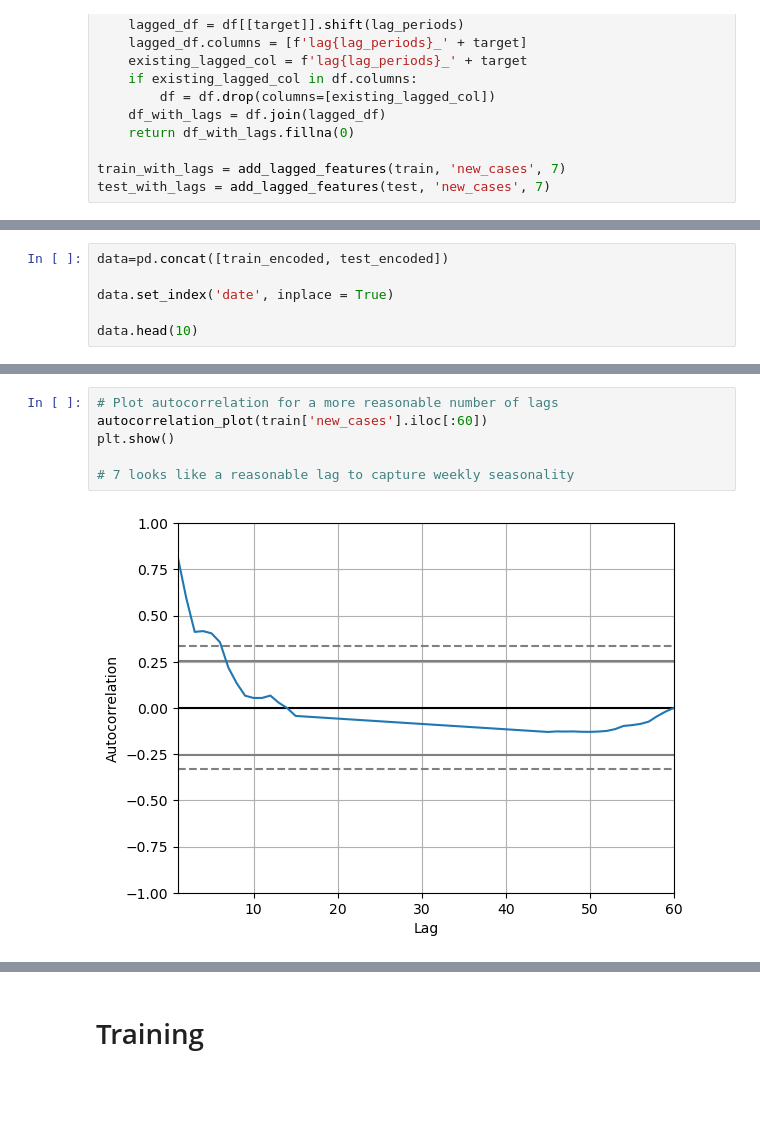
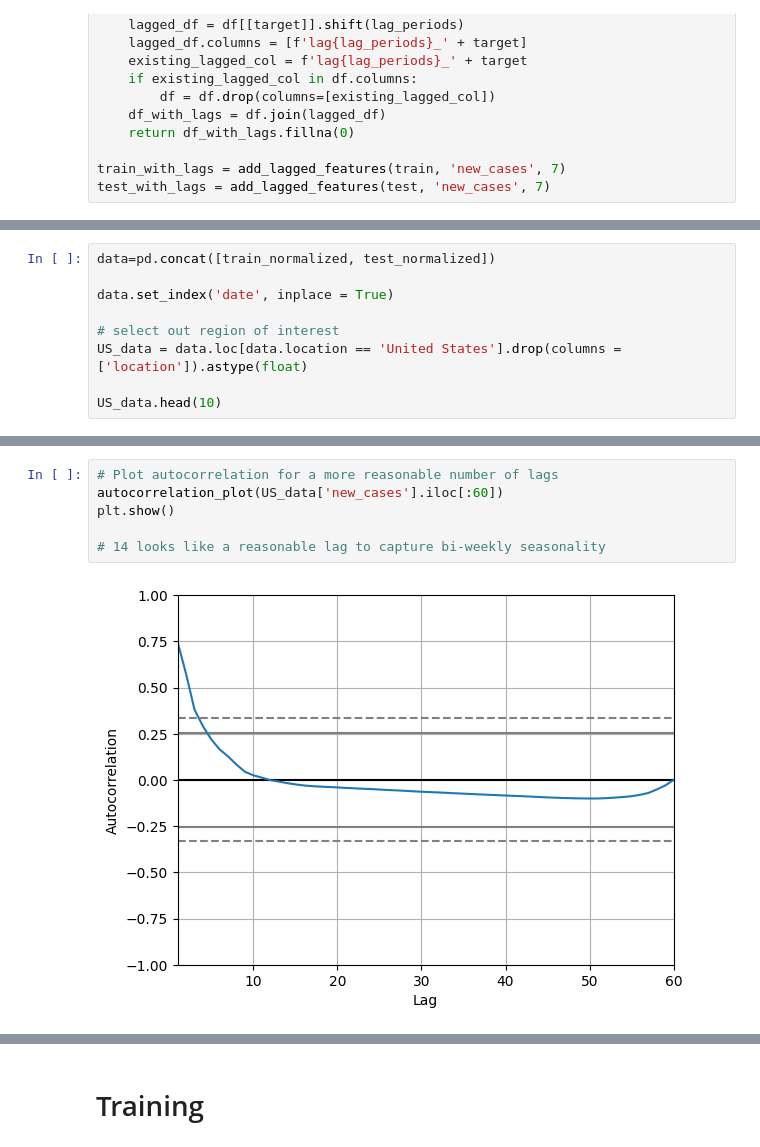
Before and after one commit to AzureAmber/STAT-390-Covid-Project, a Jupyter notebook: Models/erica/6_lstm.ipynb, the cells around one changed output, grey strips where cells are left out. Saved outputs shown, nothing was run; the diff lists cells and outputs as text; blank space fills up the shorter version.

```diff
--- a/Models/erica/6_lstm.ipynb
+++ b/Models/erica/6_lstm.ipynb
@@ -103,9 +102,12 @@ test_encoded = pd.get_dummies(test_normalized, columns=['location'])
 # %%
-data=pd.concat([train_encoded, test_encoded])
+data=pd.concat([train_normalized, test_normalized])
 
 data.set_index('date', inplace = True)
 
-data.head(10)
+# select out region of interest
+US_data = data.loc[data.location == 'United States'].drop(columns = ['location']).astype(float)
+
+US_data.head(10)
 # %% [output]
 |  | total_cases | new_cases | total_deaths | new_deaths | total_cases_per_million | new_cases_per_million | ... |
 | date |  |  |  |  |  |  | ... |
@@ -123,11 +125,11 @@ data.head(10)
 # %%
 # Plot autocorrelation for a more reasonable number of lags
-autocorrelation_plot(train['new_cases'].iloc[:60])
+autocorrelation_plot(US_data['new_cases'].iloc[:60])
 plt.show()
 
-# 7 looks like a reasonable lag to capture weekly seasonality
+# 14 looks like a reasonable lag to capture bi-weekly seasonality
 # %% [output]
-[figure, old version]
+[figure, new version]
 # %%
 def make_series(data):
     series=[]
```
Also changed, not shown: parts of 20 cells of this notebook.
